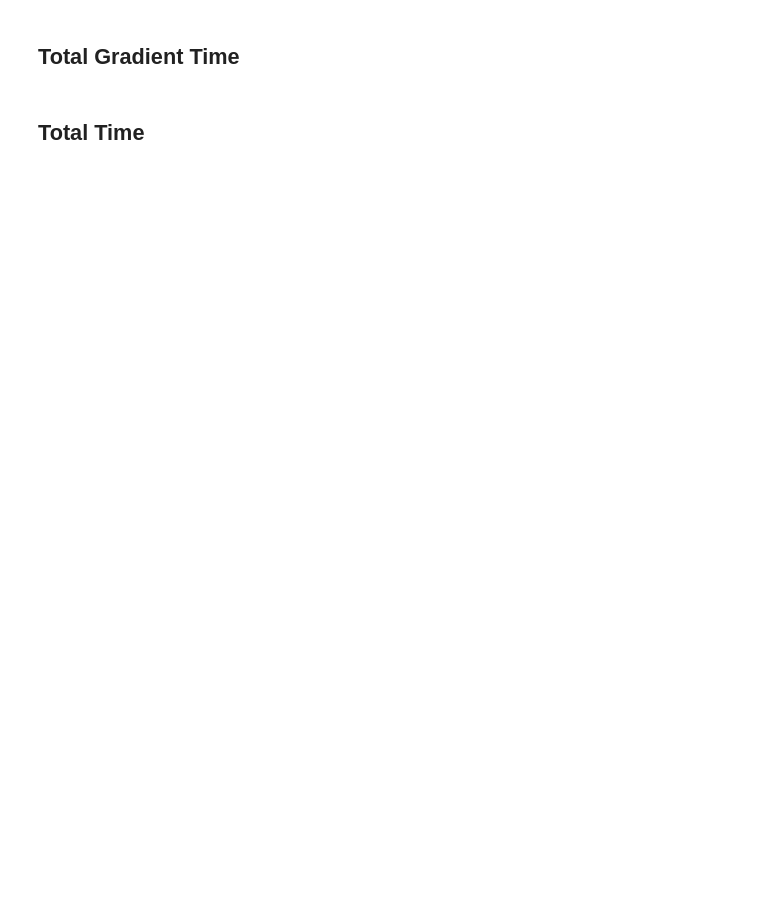
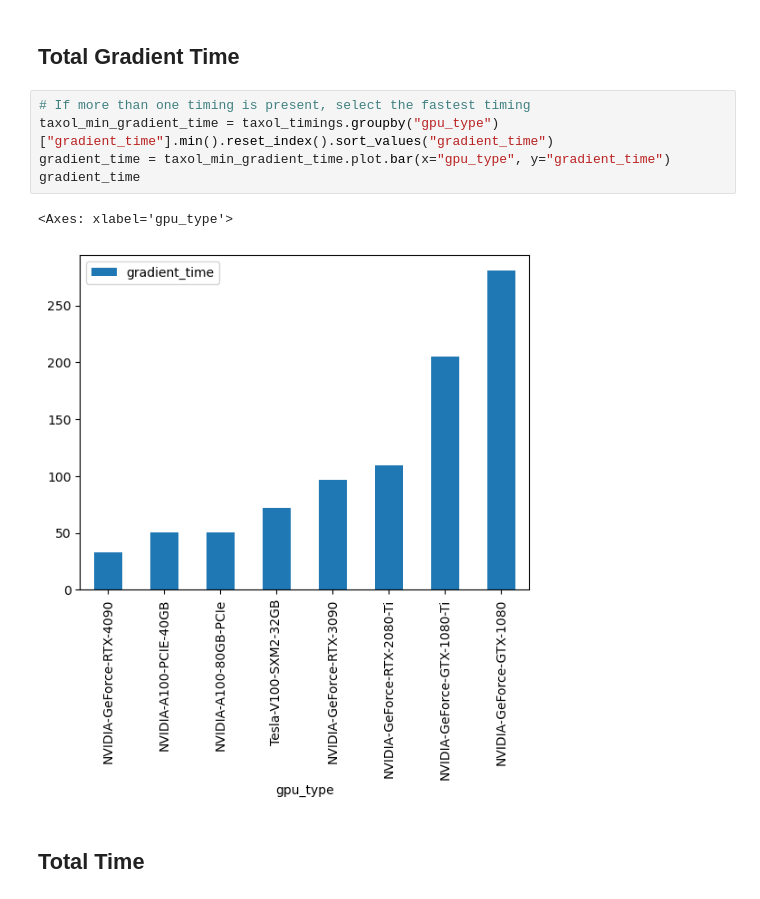
Before and after one commit to kkrick-sdsu/quick-benchmarks, a Jupyter notebook: results/analysis.ipynb, the cells around one changed output. Cells and saved outputs as stored; diff of their text form; blank space fills up the shorter version.

```diff
--- a/results/analysis.ipynb
+++ b/results/analysis.ipynb
@@ -23,4 +39,12 @@ results.head()
 # %% [markdown]
 ## Total Gradient Time
+# %%
+# If more than one timing is present, select the fastest timing
+taxol_min_gradient_time = taxol_timings.groupby("gpu_type")["gradient_time"].min().reset_index().sort_values("gradient_time")
+gradient_time = taxol_min_gradient_time.plot.bar(x="gpu_type", y="gradient_time")
+gradient_time
+# %% [output]
+<Axes: xlabel='gpu_type'>
+[figure, added]
 # %% [markdown]
 ## Total Time
```
Also changed, not shown: parts of 4 cells of this notebook.
